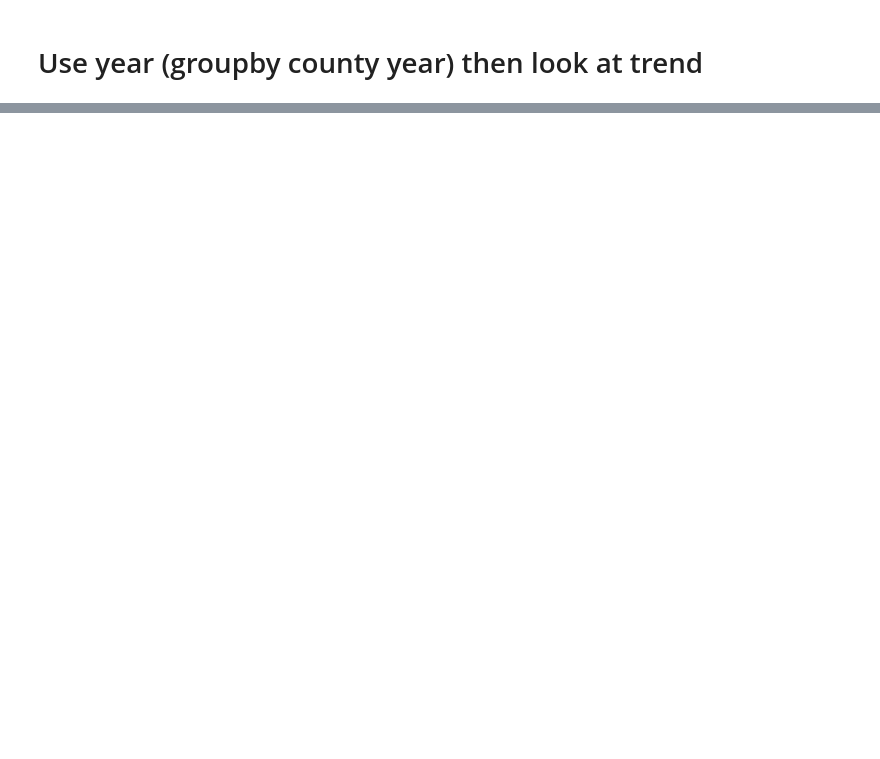
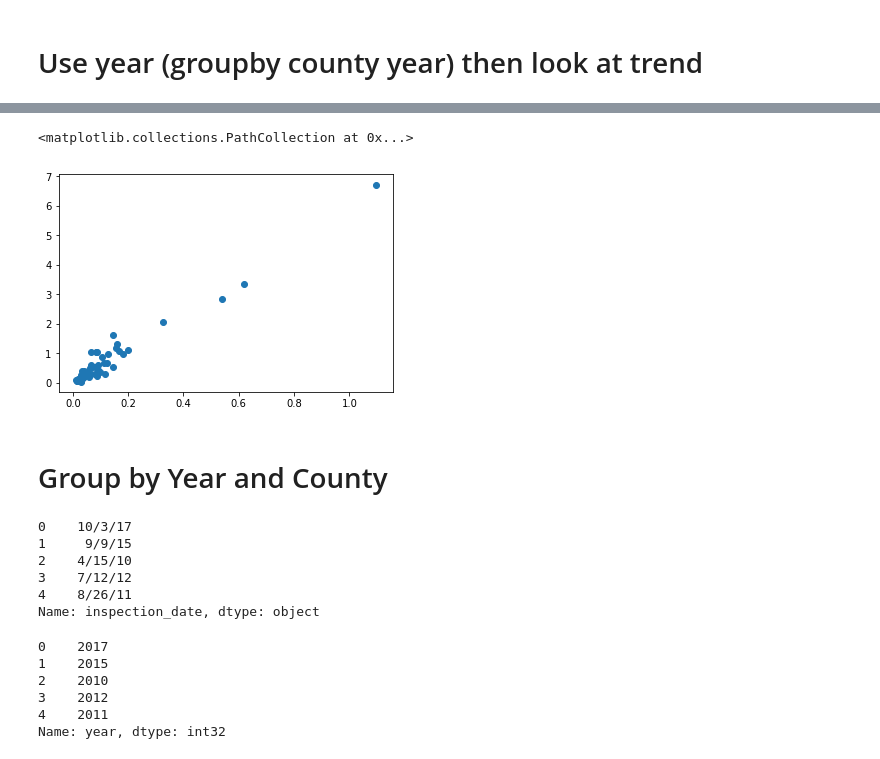
Before and after one commit to NicolasFerland/Citadel, a Jupyter notebook: Nicolas.ipynb, the cells around one changed output, grey strips where cells are left out. Saved outputs shown, nothing was run; the diff lists cells and outputs as text; code cells hidden in the pictures; blank space fills up the shorter version.

```diff
--- a/Nicolas.ipynb
+++ b/Nicolas.ipynb
@@ -525,0 +502,12 @@ merge_df
+# %%
+merge_df = food_establishment_inspections_county.join(community_health_pivot['precent_or_rate']).join(demographics_county)
+
+features_bypopulation = ['num_critical','num_noncritical','total_households','$9,999_or_less', '$10,000_to_$14,999',
+       '$15,000_to_$24,999', '$25,000_to_$34,999', '$35,000_to_$49,999',
+       '$50,000_to_$74,999', '$75,000_to_$99,999', '$100,000_to_$150,000',
+       '$150,000_to_$199,999', '$200,000_or_more','food_stamp_benefits', 'pop_w_health_insurance','pop_w_private_health', 'pop_w_public_coverage',
+       'pop_no_health_insurance'
+       ]
+merge_df[features_bypopulation] = merge_df[features_bypopulation].div(demographics_county['population'], axis='index')
+
+merge_df
@@ -617,0 +682,5 @@ corr_rate
+# %%
+plt.scatter(merge_df['num_critical'],merge_df['num_noncritical'])
+# %% [output]
+<matplotlib.collections.PathCollection at 0x...>
+[figure, added]
@@ -617,0 +692,22 @@ corr_rate
+# %% [markdown]
+# Group by Year and County
+# %%
+food_establishment_inspections['inspection_date'].head()
+# %% [output]
+0    10/3/17
+1     9/9/15
+2    4/15/10
+3    7/12/12
+4    8/26/11
+Name: inspection_date, dtype: object
+# %%
+food_establishment_inspections['year'] = food_establishment_inspections['inspection_date'].str.extract(r'\d*/\d*/(\d*)').astype(int) + 2000
+
+food_establishment_inspections['year'].head()
+# %% [output]
+0    2017
+1    2015
+2    2010
+3    2012
+4    2011
+Name: year, dtype: int32
```
Also changed, not shown: parts of 21 cells of this notebook.
